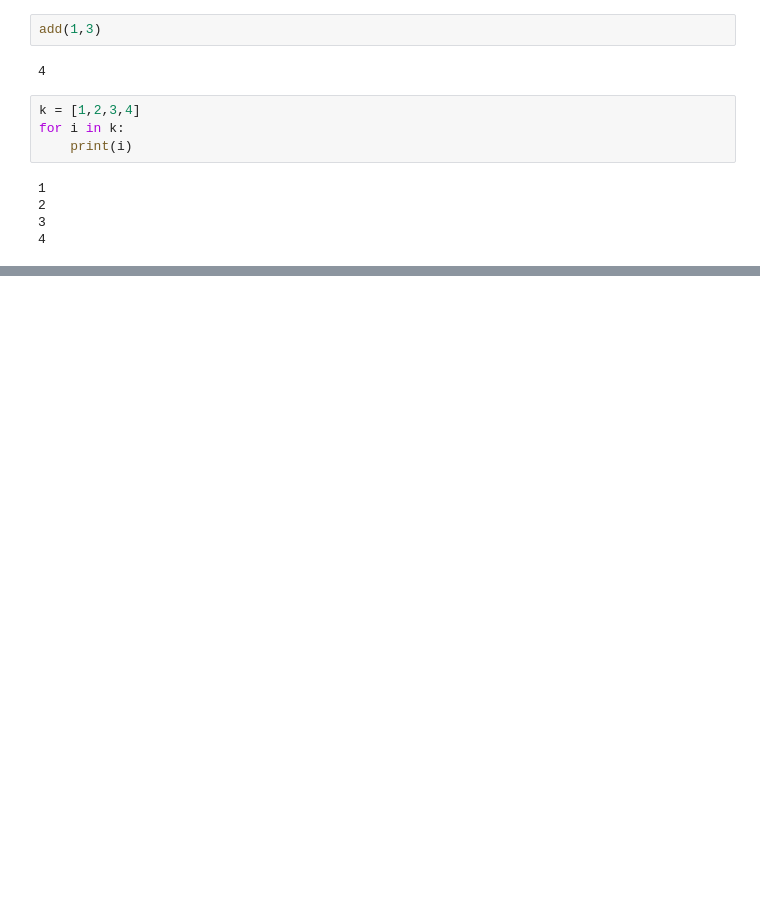
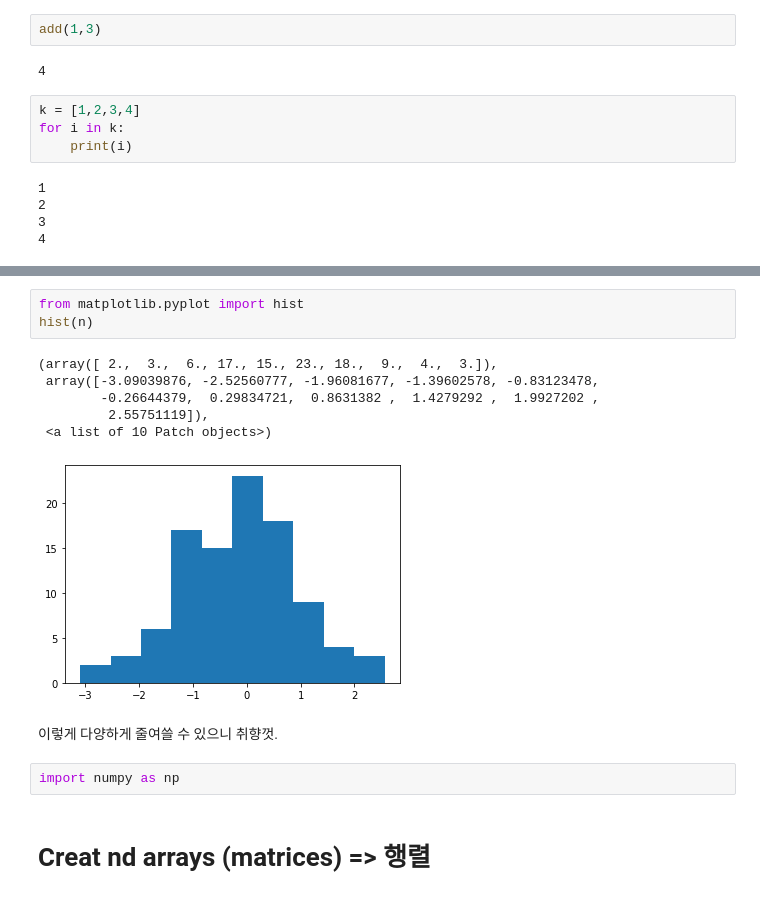
Before and after one commit to Lyr-ics/class2022Spring, a Jupyter notebook: class2022spring.ipynb, the cells around one changed output, grey strips where cells are left out. Cells and saved outputs as stored; diff of their text form; blank space fills up the shorter version.

```diff
--- a/class2022spring.ipynb
+++ b/class2022spring.ipynb
@@ -60,0 +220,16 @@ for i in k:
+# %%
+from matplotlib.pyplot import hist
+hist(n)
+# %% [output]
+(array([ 2.,  3.,  6., 17., 15., 23., 18.,  9.,  4.,  3.]),
+ array([-3.09039876, -2.52560777, -1.96081677, -1.39602578, -0.83123478,
+        -0.26644379,  0.29834721,  0.8631382 ,  1.4279292 ,  1.9927202 ,
+         2.55751119]),
+ <a list of 10 Patch objects>)
+[figure, added]
+# %% [markdown]
+이렇게 다양하게 줄여쓸 수 있으니 취향껏.
+# %%
+import numpy as np
+# %% [markdown]
+# Creat nd arrays (matrices) => 행렬
```
Also changed, not shown: parts of 60 cells of this notebook.
